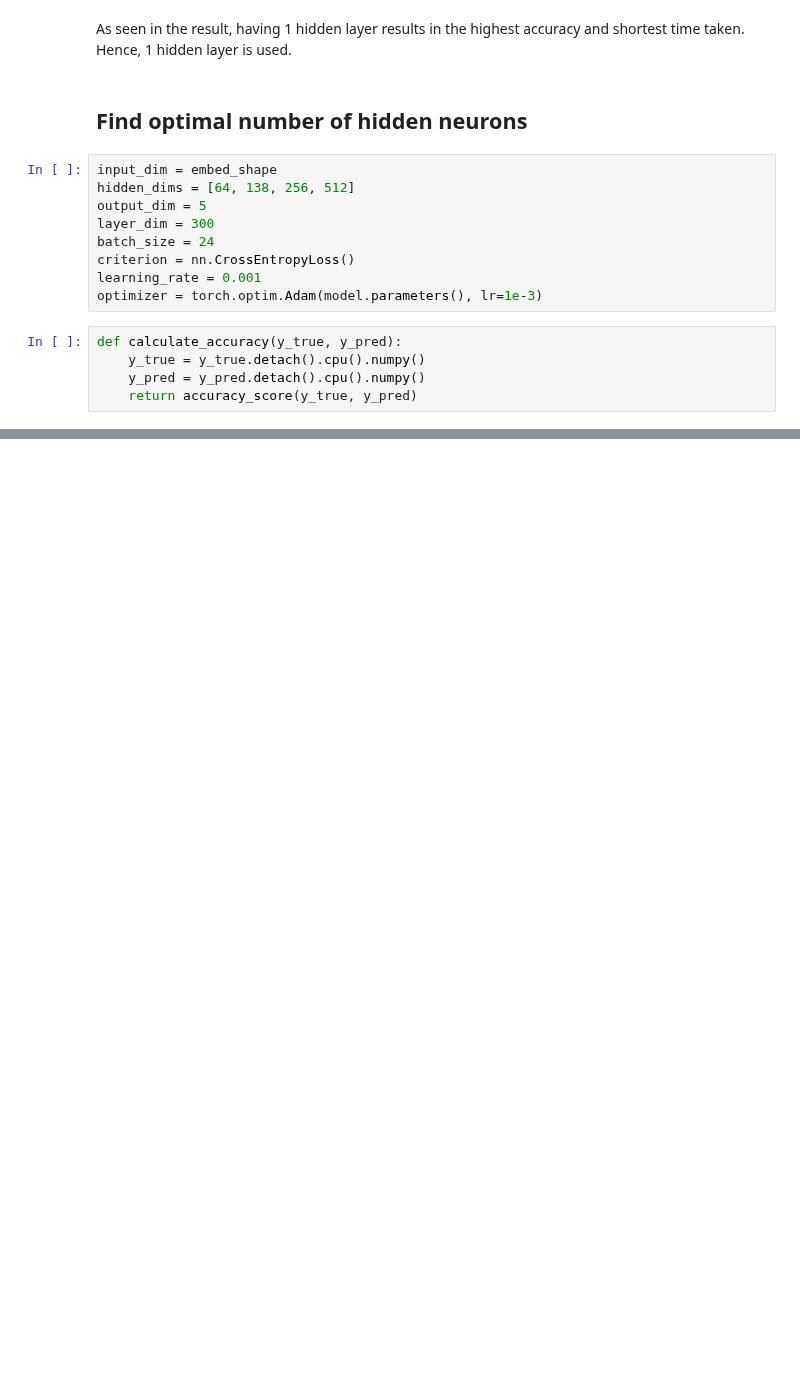
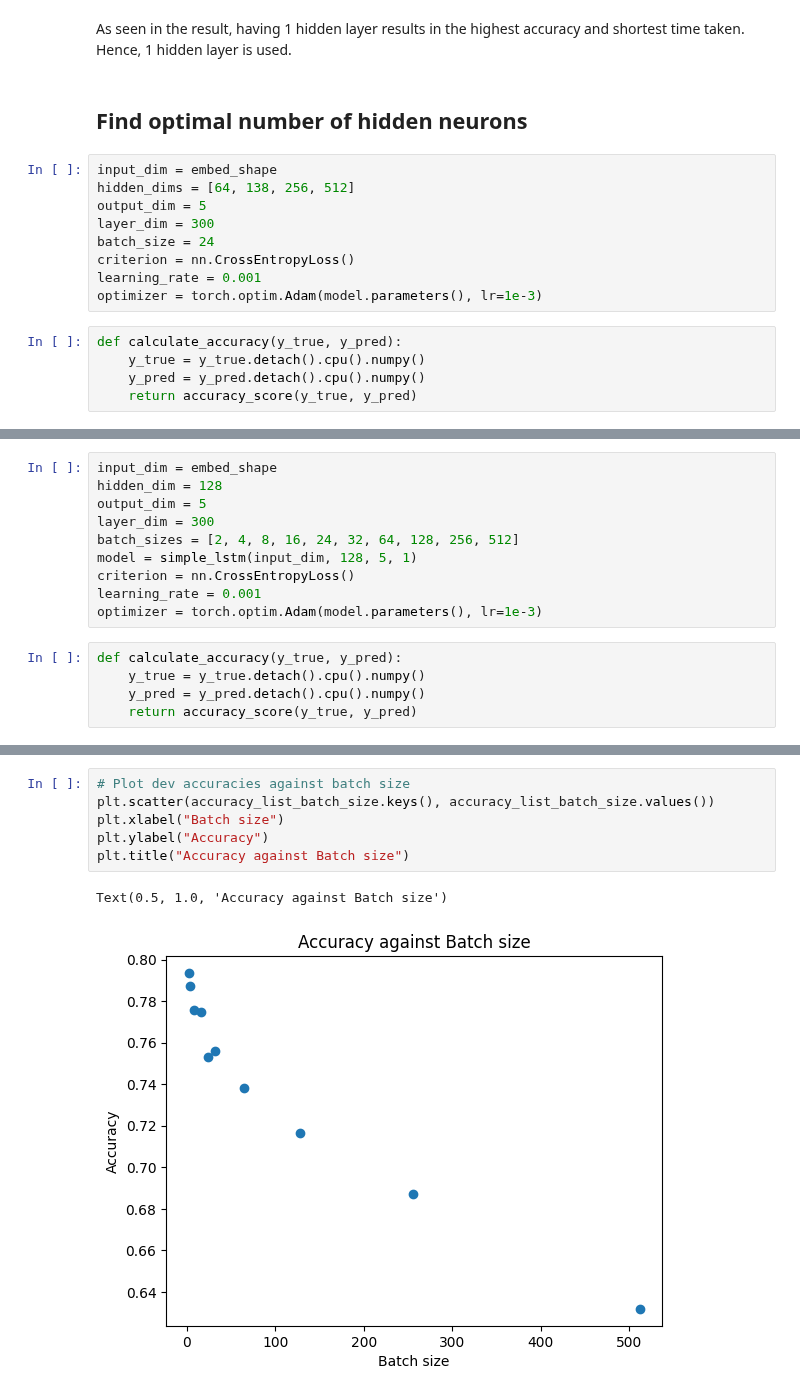
Before and after one commit to gtengwei/CZ4045-NLP-Group-8, a Jupyter notebook: Part 2/Part_2_LSTM_model.ipynb, the cells around one changed output, grey strips where cells are left out. Drawn from its saved outputs; the diff is of its cells as text; blank space fills up the shorter version.

Commit message:
Final training for LSTM model

```diff
--- a/Part 2/Part_2_LSTM_model.ipynb
+++ b/Part 2/Part_2_LSTM_model.ipynb
@@ -730,0 +730,15 @@ Text(0.5, 1.0, 'Loss against Number of Hidden Neurons')
+# %%
+input_dim = embed_shape
+hidden_dim = 128
+output_dim = 5
+layer_dim = 300
+batch_sizes = [2, 4, 8, 16, 24, 32, 64, 128, 256, 512]
+model = simple_lstm(input_dim, 128, 5, 1)
+criterion = nn.CrossEntropyLoss()
+learning_rate = 0.001
+optimizer = torch.optim.Adam(model.parameters(), lr=1e-3)
+# %%
+def calculate_accuracy(y_true, y_pred):
+    y_true = y_true.detach().cpu().numpy()
+    y_pred = y_pred.detach().cpu().numpy()
+    return accuracy_score(y_true, y_pred)
@@ -730,0 +859,9 @@ Text(0.5, 1.0, 'Loss against Number of Hidden Neurons')
+# %%
+# Plot dev accuracies against batch size
+plt.scatter(accuracy_list_batch_size.keys(), accuracy_list_batch_size.values())
+plt.xlabel("Batch size")
+plt.ylabel("Accuracy")
+plt.title("Accuracy against Batch size")
+# %% [output]
+Text(0.5, 1.0, 'Accuracy against Batch size')
+[figure, added]
```
Also changed, not shown: parts of 37 cells of this notebook.
